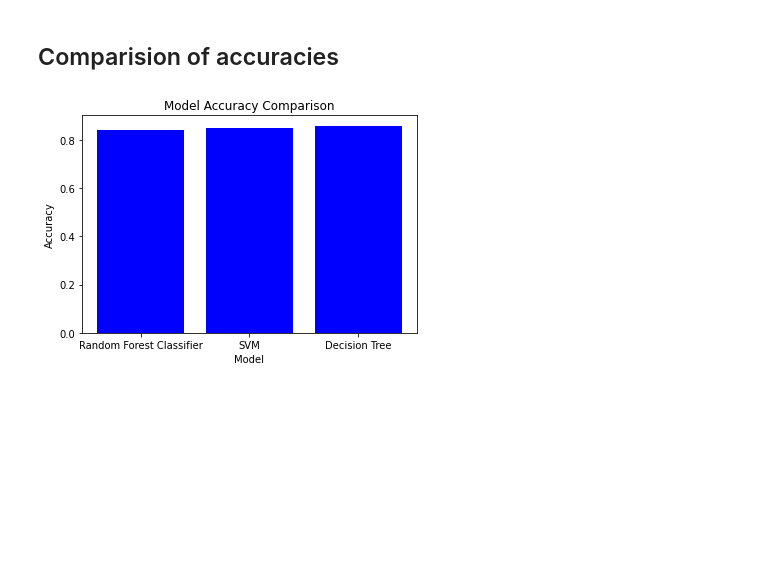
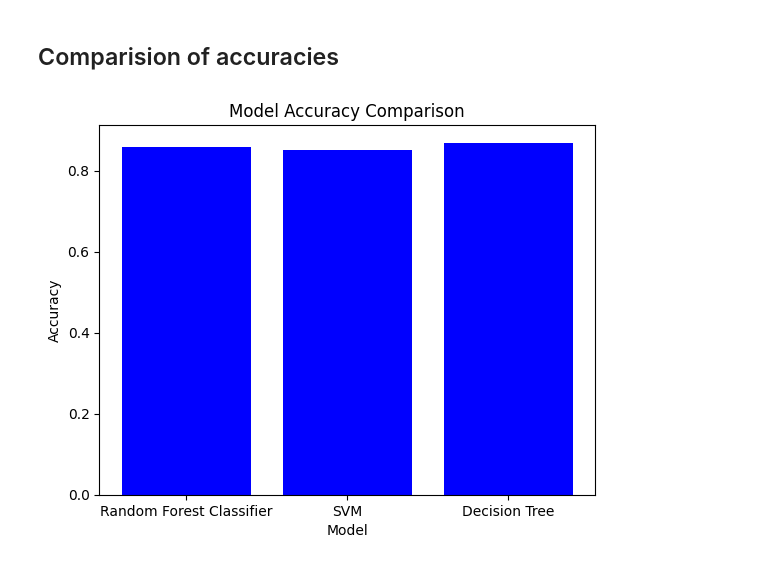
Before and after one commit to KaziQuader/Predicting-Student-Stress-Level, a Jupyter notebook: PredictingStudentStressLevel.ipynb, the cells around one changed output. Cells and saved outputs as stored; diff of their text form; code cells hidden in the pictures; blank space fills up the shorter version.

```diff
--- a/PredictingStudentStressLevel.ipynb
+++ b/PredictingStudentStressLevel.ipynb
@@ -548,7 +448,14 @@ best_params = find_best_params(random_forest, params, X_train_scaled, Y_train)
 final_model = RandomForestClassifier(**best_params)
 final_model.fit(X_train_scaled, Y_train)
 
+# Classification Report
+y_pred = final_model.predict(X_test_scaled)
+cm_matrix= confusion_matrix(Y_test,y_pred)
+cm_display= ConfusionMatrixDisplay(confusion_matrix= cm_matrix, display_labels=[0,1,2])
+cm_display.plot()
+plt.show()
+print(classification_report(y_pred, Y_test))
+
 # Evaluate the final model on the test set
-test_accuracy = final_model.score(X_test_scaled, Y_test)
-print(test_accuracy)
+RF_test_accuracy = final_model.score(X_test_scaled, Y_test)
 # %% [output]
@@ -572,7 +487,14 @@ best_params = find_best_params(svm_model, param, X_train_scaled, Y_train)
 final_model = SVC(**best_params)
 final_model.fit(X_train_scaled, Y_train)
 
+# Classification Report
+y_pred= final_model.predict(X_test_scaled)
+cm_matrix= confusion_matrix(Y_test,y_pred)
+cm_display= ConfusionMatrixDisplay(confusion_matrix= cm_matrix, display_labels=[0,1,2])
+cm_display.plot()
+plt.show()
+print(classification_report(y_pred, Y_test))
+
 # Evaluate the final model on the test set
-test_accuracy = final_model.score(X_test_scaled, Y_test)
-print(test_accuracy)
+SVM_test_accuracy = final_model.score(X_test_scaled, Y_test)
 # %% [output]
@@ -587,7 +517,14 @@ clf = DecisionTreeClassifier(random_state=0, criterion='entropy')
 # training the model
 clf = clf.fit(X_train_scaled, Y_train)
 
+# Classification Report
+y_pred= clf.predict(X_test_scaled)
+cm_matrix= confusion_matrix(Y_test,y_pred)
+cm_display= ConfusionMatrixDisplay(confusion_matrix= cm_matrix, display_labels=[0,1,2])
+cm_display.plot()
+plt.show()
+print(classification_report(y_pred, Y_test))
+
 # evaluating the test_accuracy on the test set
-test_accuracy = clf.score(X_test_scaled, Y_test)
-print(test_accuracy)
+DT_test_accuracy = clf.score(X_test_scaled, Y_test)
 # %% [output]
@@ -596,17 +542,17 @@ print(test_accuracy)
 ## Comparision of accuracies
 # %%
 models = ['Random Forest Classifier', 'SVM', 'Decision Tree']
-accuracies = [0.841, 0.850, 0.859]
+accuracies = [RF_test_accuracy, SVM_test_accuracy, DT_test_accuracy]
 
 # Create a bar chart
 plt.bar(models, accuracies, color='blue')
 
 # Add labels and title
 plt.xlabel('Model')
 plt.ylabel('Accuracy')
 plt.title('Model Accuracy Comparison')
 
 # Display the bar chart
 plt.show()
 # %% [output]
-[figure, old version]
+[figure, new version]
```
Also changed, not shown: parts of 31 cells of this notebook, 3 other files.
